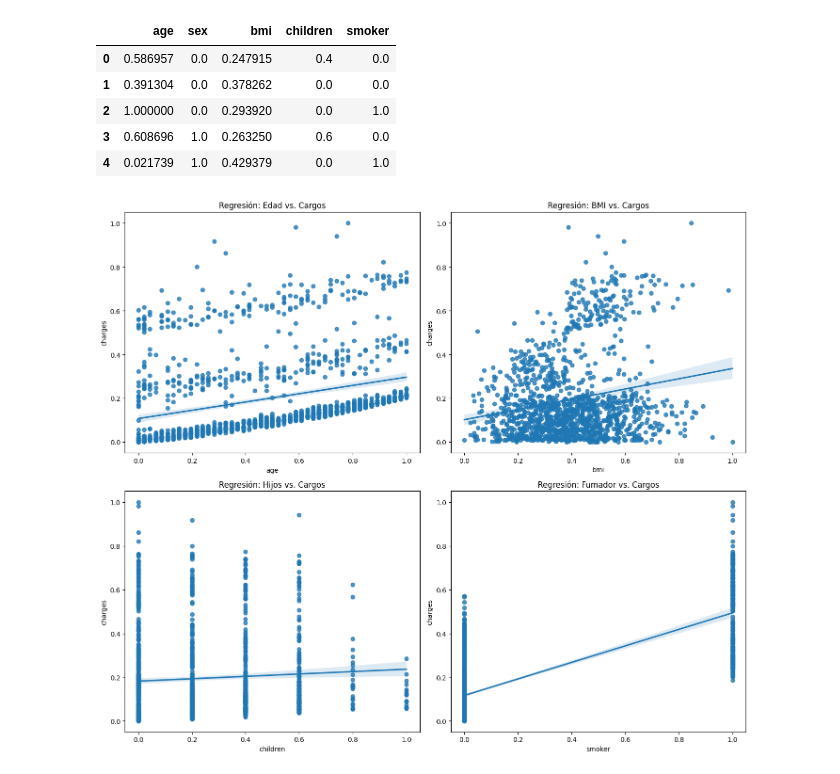
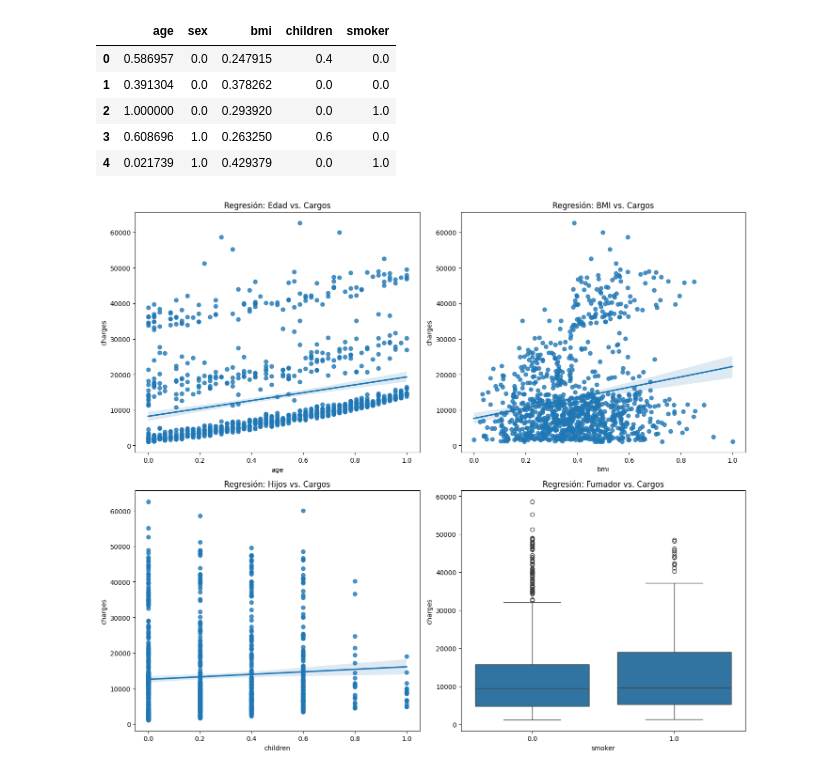
Before and after one commit to pdeleonsoria/regresion_lineal, a Jupyter notebook: src/explore.ipynb, the cells around one changed output. Saved outputs shown, nothing was run; the diff lists cells and outputs as text; code cells hidden in the pictures.

```diff
--- a/src/explore.ipynb
+++ b/src/explore.ipynb
@@ -57,0 +47,15 @@ df_escalado.head()
+# %%
+#TRAIN Y TEST
+
+X = df.drop("charges", axis=1)
+y = df["charges"]
+
+X_train, X_test, y_train, y_test = train_test_split(X, y, test_size=0.2, random_state=42)
+# %%
+#ESCALADO
+scaler = MinMaxScaler()
+X_train_esc = scaler.fit_transform(X_train)
+X_test_esc = scaler.transform(X_test)
+
+X_train_esc= pd.DataFrame(X_train_esc, index= X_train.index, columns=X_train.columns)
+X_train_esc.head()
@@ -58,17 +79,10 @@ df_escalado.head()
 # %%
-#TRAIN Y TEST
-
-X = df_escalado.drop("charges", axis=1)
-y = df_escalado["charges"]
-
-X_train, X_test, y_train, y_test = train_test_split(X, y, test_size=0.2, random_state=42)
-
 selection_model = SelectKBest(score_func=mutual_info_regression, k=5)
 selection_model.fit(X_train, y_train)
 selec = selection_model.get_support()
 
-X_train_sel = pd.DataFrame(selection_model.transform(X_train), columns=X_train.columns.values[selec])
-X_test_sel = pd.DataFrame(selection_model.transform(X_test), columns=X_test.columns.values[selec])
+X_train_sel = pd.DataFrame(selection_model.transform(X_train_esc), columns = X_train_esc.columns.values[selec])
+X_test_sel = pd.DataFrame(selection_model.transform(X_test_esc), columns = X_test_esc.columns.values[selec])
 X_train_sel.head()
 
 #Uso f-ANOVA porque la variable objeto es continua y no funciona asi que cambio a mutual_info_regression
@@ -91,24 +105,24 @@ X_test_sel.head()
 # %%
 
 # Visualización de regresión
 fig, axis = plt.subplots(2, 2, figsize=(14, 12))
 
-sns.regplot(x=df_escalado['age'], y=df_escalado['charges'], ax=axis[0, 0])
+sns.regplot(x=X_train_sel['age'], y=y_train, ax=axis[0, 0])
 axis[0, 0].set_title('Regresión: Edad vs. Cargos')
 
-sns.regplot(x=df_escalado['bmi'], y=df_escalado['charges'], ax=axis[0, 1])
+sns.regplot(x=X_train_sel['bmi'], y=y_train, ax=axis[0, 1])
 axis[0, 1].set_title('Regresión: BMI vs. Cargos')
 
-sns.regplot(x=df_escalado['children'], y=df_escalado['charges'], ax=axis[1, 0])
+sns.regplot(x=X_train_sel['children'], y=y_train, ax=axis[1, 0])
 axis[1, 0].set_title('Regresión: Hijos vs. Cargos')
 
-sns.regplot(x=df_escalado['smoker'], y=df_escalado['charges'], ax=axis[1, 1])
+sns.boxplot(x=X_train_sel['smoker'], y=y_train, ax=axis[1, 1])
 axis[1, 1].set_title('Regresión: Fumador vs. Cargos')
 
 plt.tight_layout()
 plt.show()
 # %% [output]
-[figure, old version]
+[figure, new version]
 # %%
 model = LinearRegression()
 model.fit(X_train_sel, y_train)
```
Also changed, not shown: parts of 11 cells of this notebook.
